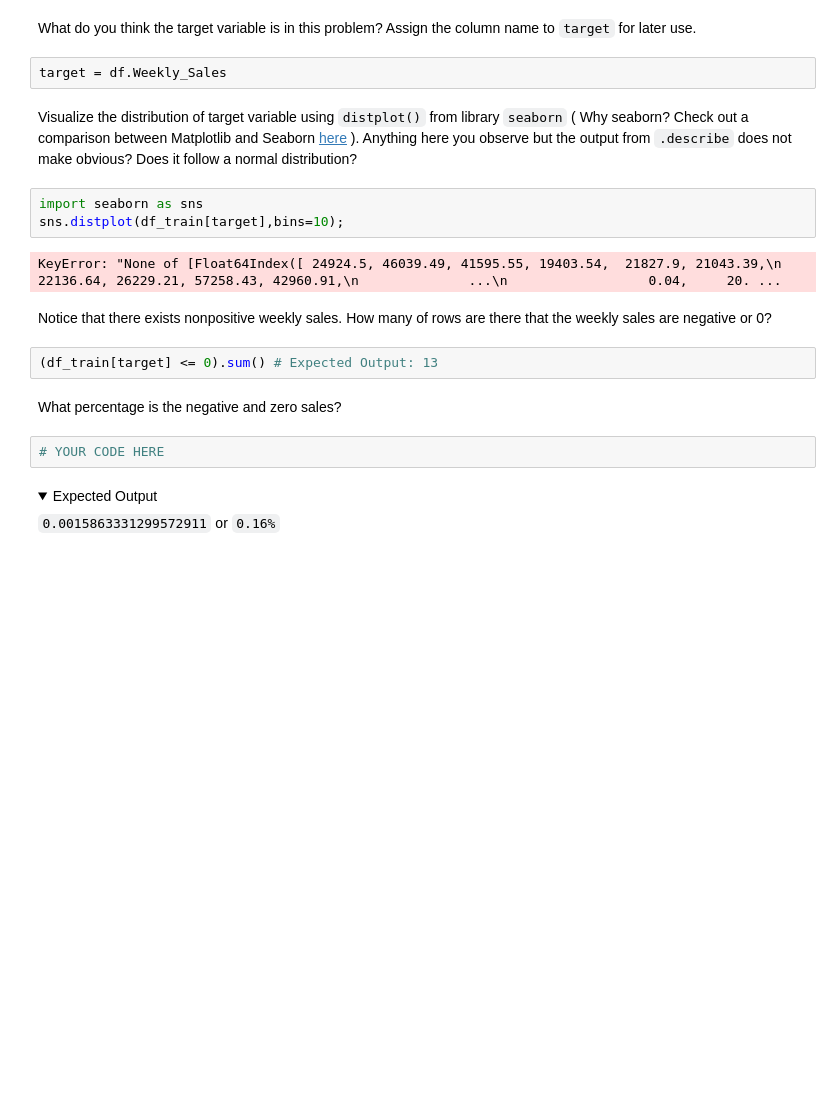
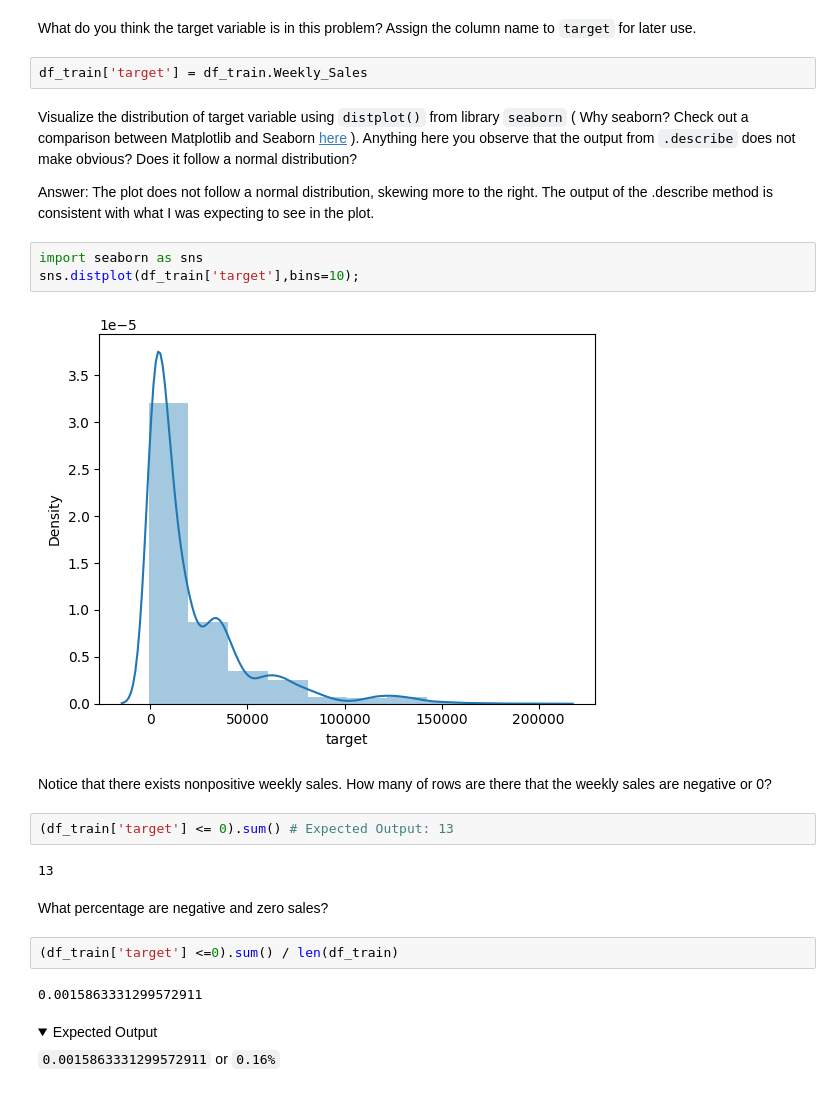
Before and after one commit to curtpond/MLE-10, a Jupyter notebook: assignments/week-04-data-eng-airflow/nb/walmart-sales-data.ipynb, the cells around one changed output. Drawn from its saved outputs; the diff is of its cells as text; folded sections open; blank space fills up the shorter version.

Commit message:
Created the target variable and training data set.

```diff
--- a/assignments/week-04-data-eng-airflow/nb/walmart-sales-data.ipynb
+++ b/assignments/week-04-data-eng-airflow/nb/walmart-sales-data.ipynb
@@ -366,22 +401,28 @@ dtype: int64
 # %% [markdown]
 What do you think the target variable is in this problem? Assign the column name to `target` for later use.
 # %%
-target = df.Weekly_Sales
+df_train['target'] = df_train.Weekly_Sales
 # %% [markdown]
-Visualize the distribution of target variable using `distplot()` from library `seaborn` ( Why seaborn? Check out a comparison between Matplotlib and Seaborn [here](https://analyticsindiamag.com/comparing-python-data-visualization-tools-matplotlib-vs-seaborn/) ). Anything here you observe but the output from `.describe` does not make obvious? Does it follow a normal distribution?
+Visualize the distribution of target variable using `distplot()` from library `seaborn` ( Why seaborn? Check out a comparison between Matplotlib and Seaborn [here](https://analyticsindiamag.com/comparing-python-data-visualization-tools-matplotlib-vs-seaborn/) ). Anything here you observe that the output from `.describe` does not make obvious? Does it follow a normal distribution?
+
+Answer: The plot does not follow a normal distribution, skewing more to the right. The output of the .describe method is consistent with what I was expecting to see in the plot.
 # %%
 import seaborn as sns
-sns.distplot(df_train[target],bins=10);
+sns.distplot(df_train['target'],bins=10);
 # %% [output]
-KeyError: "None of [Float64Index([ 24924.5, 46039.49, 41595.55, 19403.54,  21827.9, 21043.39,\n              22136.64, 26229.21, 57258.43, 42960.91,\n              ...\n                  0.04,     20. ...
+[figure, added]
 # %% [markdown]
 Notice that there exists nonpositive weekly sales. How many of rows are there that the weekly sales are negative or 0?
 # %%
-(df_train[target] <= 0).sum() # Expected Output: 13
+(df_train['target'] <= 0).sum() # Expected Output: 13
+# %% [output]
+13
 # %% [markdown]
-What percentage is the negative and zero sales?
+What percentage are negative and zero sales?
 # %%
-# YOUR CODE HERE
+(df_train['target'] <=0).sum() / len(df_train)
+# %% [output]
+0.0015863331299572911
 # %% [markdown]
 <details>
 <summary>Expected Output</summary>
```
Also changed, not shown: parts of 6 cells of this notebook.
